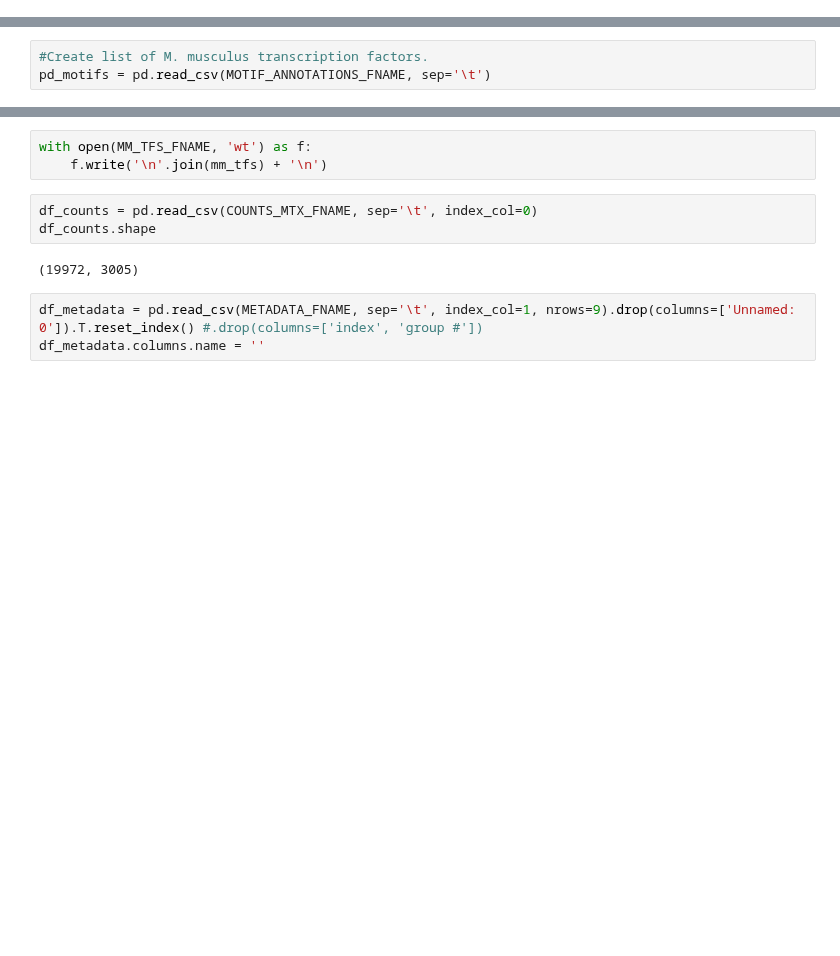
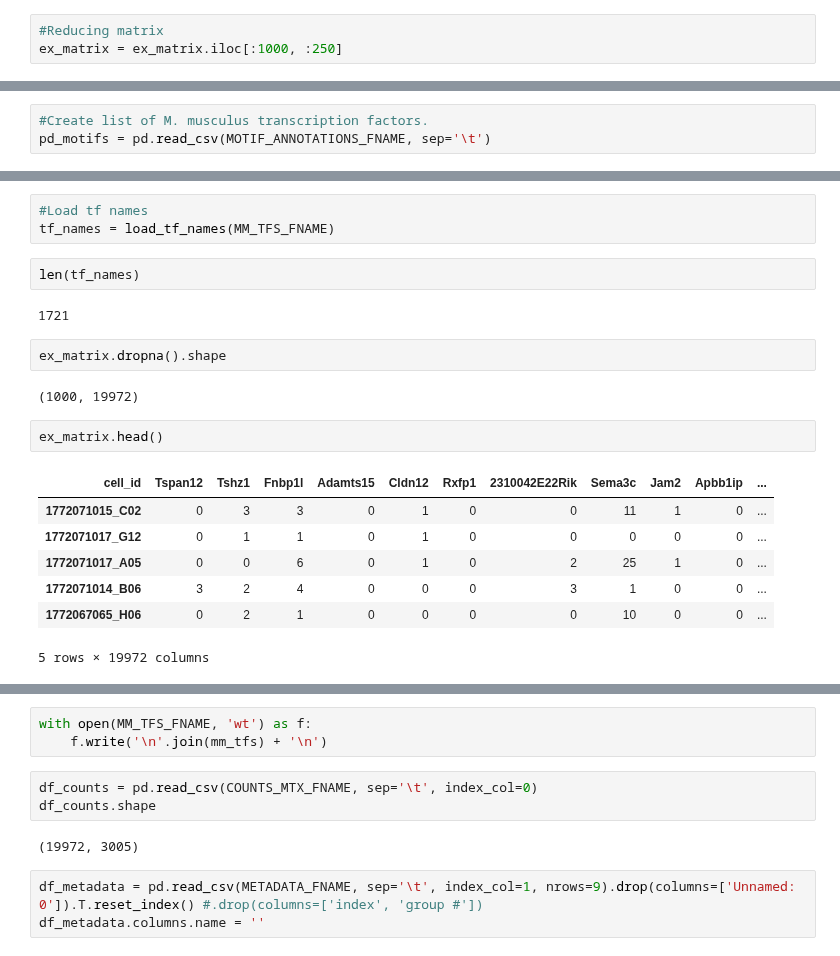
Before and after one commit to carlos-a-enriquez/dask_k8s, a Jupyter notebook: project/SCENIC Protocol - Case study - Mouse brain data set.ipynb, the cells around one changed output, grey strips where cells are left out. Saved outputs shown, nothing was run; the diff lists cells and outputs as text; blank space fills up the shorter version.

```diff
--- a/project/SCENIC Protocol - Case study - Mouse brain data set.ipynb
+++ b/project/SCENIC Protocol - Case study - Mouse brain data set.ipynb
@@ -115,6 +119,9 @@ ex_matrix = pd.read_csv(SC_EXP_FNAME, sep='\t', header=0, index_col=0).T
 ex_matrix.shape
 # %% [output]
 (3005, 19972)
+# %%
+#Reducing matrix
+ex_matrix = ex_matrix.iloc[:1000, :250]
 # %%
 #df memory usage
 
@@ -203,2 +297,23 @@ len(mm_tfs)
 # %% [output]
 1721
+# %%
+#Load tf names
+tf_names = load_tf_names(MM_TFS_FNAME)
+# %%
+len(tf_names)
+# %% [output]
+1721
+# %%
+ex_matrix.dropna().shape
+# %% [output]
+(1000, 19972)
+# %%
+ex_matrix.head()
+# %% [output]
+| cell_id | Tspan12 | Tshz1 | Fnbp1l | Adamts15 | Cldn12 | Rxfp1 | 2310042E22Rik | Sema3c | Jam2 | Apbb1ip | ... |
+| 1772071015_C02 | 0 | 3 | 3 | 0 | 1 | 0 | 0 | 11 | 1 | 0 | ... |
+| 1772071017_G12 | 0 | 1 | 1 | 0 | 1 | 0 | 0 | 0 | 0 | 0 | ... |
+| 1772071017_A05 | 0 | 0 | 6 | 0 | 1 | 0 | 2 | 25 | 1 | 0 | ... |
+| 1772071014_B06 | 3 | 2 | 4 | 0 | 0 | 0 | 3 | 1 | 0 | 0 | ... |
+| 1772067065_H06 | 0 | 2 | 1 | 0 | 0 | 0 | 0 | 10 | 0 | 0 | ... |
+5 rows × 19972 columns
```
Also changed, not shown: parts of 14 cells of this notebook, 2 other files.
